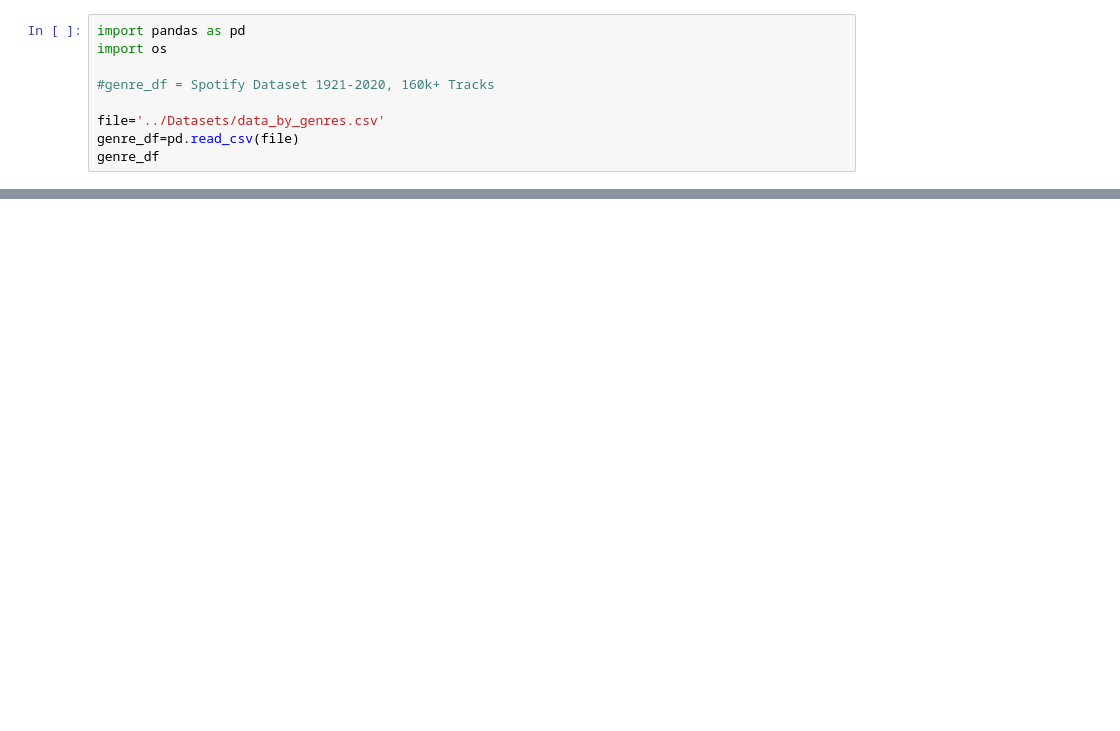
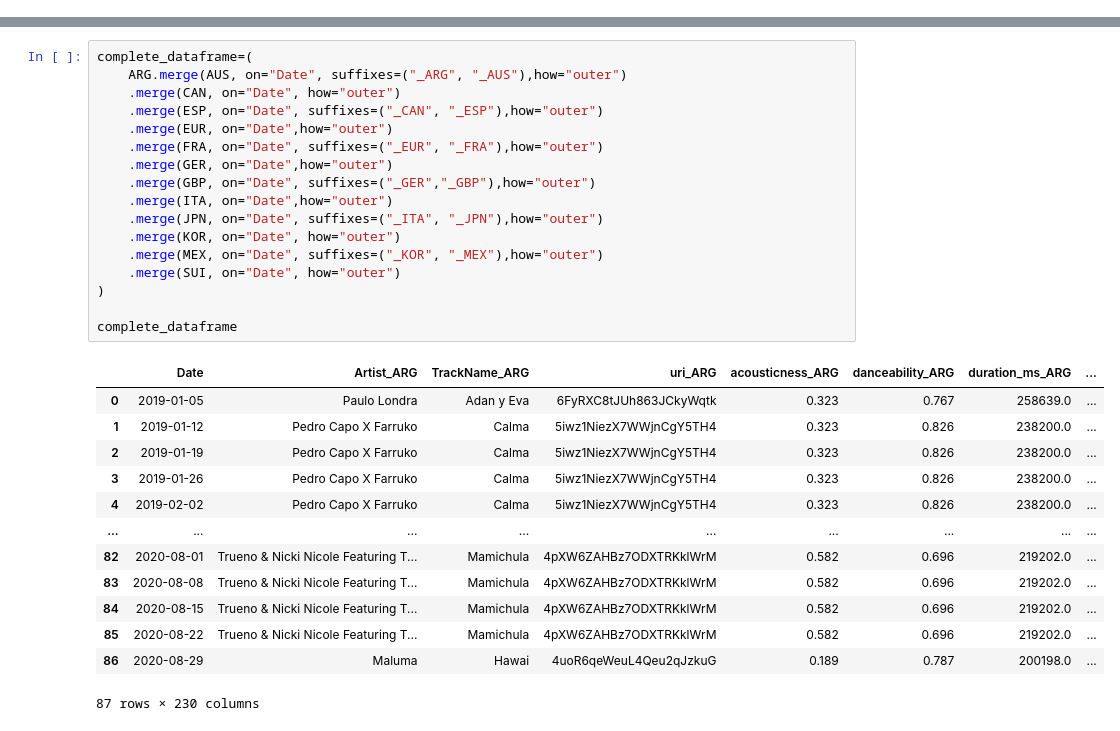
Before and after one commit to DataBerenicenz/Epsilon_Team, a Jupyter notebook: +Jesus/Spotify.ipynb, the cells around one changed output, grey strips where cells are left out. Saved outputs shown, nothing was run; the diff lists cells and outputs as text; blank space fills up the shorter version.

```diff
--- a/+Jesus/Spotify.ipynb
+++ b/+Jesus/Spotify.ipynb
@@ -1,9 +0,0 @@
-# %%
-import pandas as pd
-import os
-
-#genre_df = Spotify Dataset 1921-2020, 160k+ Tracks
-
-file='../Datasets/data_by_genres.csv'
-genre_df=pd.read_csv(file)
-genre_df
@@ -48,0 +52,31 @@ genres_popularity.head(100)
+# %%
+complete_dataframe=(
+    ARG.merge(AUS, on="Date", suffixes=("_ARG", "_AUS"),how="outer")
+    .merge(CAN, on="Date", how="outer")
+    .merge(ESP, on="Date", suffixes=("_CAN", "_ESP"),how="outer")
+    .merge(EUR, on="Date",how="outer")
+    .merge(FRA, on="Date", suffixes=("_EUR", "_FRA"),how="outer")
+    .merge(GER, on="Date",how="outer")
+    .merge(GBP, on="Date", suffixes=("_GER","_GBP"),how="outer")
+    .merge(ITA, on="Date",how="outer")
+    .merge(JPN, on="Date", suffixes=("_ITA", "_JPN"),how="outer")
+    .merge(KOR, on="Date", how="outer")
+    .merge(MEX, on="Date", suffixes=("_KOR", "_MEX"),how="outer")
+    .merge(SUI, on="Date", how="outer")
+)
+
+complete_dataframe
+# %% [output]
+|  | Date | Artist_ARG | TrackName_ARG | uri_ARG | acousticness_ARG | danceability_ARG | duration_ms_ARG | ... |
+| 0 | 2019-01-05 | Paulo Londra | Adan y Eva | 6FyRXC8tJUh863JCkyWqtk | 0.323 | 0.767 | 258639.0 | ... |
+| 1 | 2019-01-12 | Pedro Capo X Farruko | Calma | 5iwz1NiezX7WWjnCgY5TH4 | 0.323 | 0.826 | 238200.0 | ... |
+| 2 | 2019-01-19 | Pedro Capo X Farruko | Calma | 5iwz1NiezX7WWjnCgY5TH4 | 0.323 | 0.826 | 238200.0 | ... |
+| 3 | 2019-01-26 | Pedro Capo X Farruko | Calma | 5iwz1NiezX7WWjnCgY5TH4 | 0.323 | 0.826 | 238200.0 | ... |
+| 4 | 2019-02-02 | Pedro Capo X Farruko | Calma | 5iwz1NiezX7WWjnCgY5TH4 | 0.323 | 0.826 | 238200.0 | ... |
+| ... | ... | ... | ... | ... | ... | ... | ... | ... |
+| 82 | 2020-08-01 | Trueno & Nicki Nicole Featuring T... | Mamichula | 4pXW6ZAHBz7ODXTRKklWrM | 0.582 | 0.696 | 219202.0 | ... |
+| 83 | 2020-08-08 | Trueno & Nicki Nicole Featuring T... | Mamichula | 4pXW6ZAHBz7ODXTRKklWrM | 0.582 | 0.696 | 219202.0 | ... |
+| 84 | 2020-08-15 | Trueno & Nicki Nicole Featuring T... | Mamichula | 4pXW6ZAHBz7ODXTRKklWrM | 0.582 | 0.696 | 219202.0 | ... |
+| 85 | 2020-08-22 | Trueno & Nicki Nicole Featuring T... | Mamichula | 4pXW6ZAHBz7ODXTRKklWrM | 0.582 | 0.696 | 219202.0 | ... |
+| 86 | 2020-08-29 | Maluma | Hawai | 4uoR6qeWeuL4Qeu2qJzkuG | 0.189 | 0.787 | 200198.0 | ... |
+87 rows × 230 columns
```
Also changed, not shown: parts of 11 cells of this notebook.
